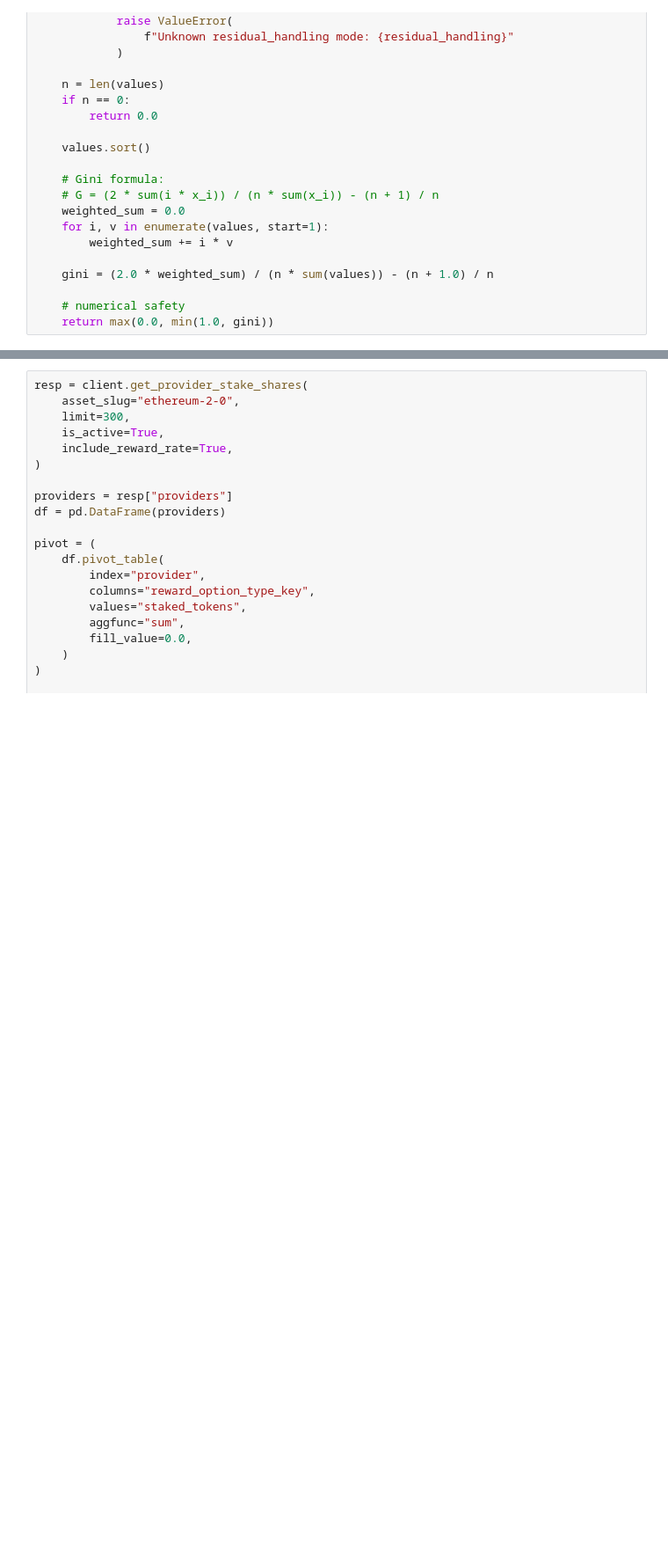
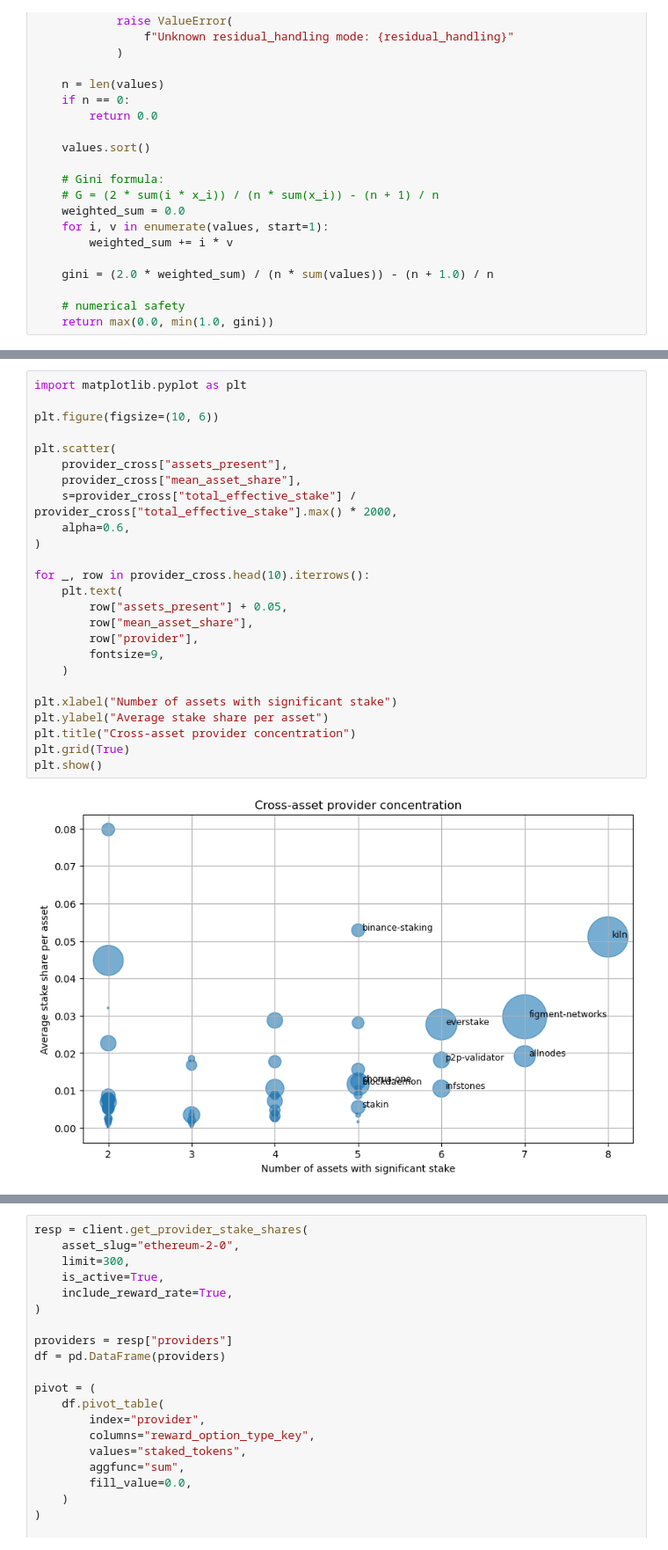
Before and after one commit to schwmi/StakingProviderConcentrationAnalysis, a Jupyter notebook: StakingRewardsExperiments.ipynb, the cells around one changed output, grey strips where cells are left out. Shown at 88% size. Cells and saved outputs as stored; diff of their text form; blank space fills up the shorter version.

```diff
--- a/StakingRewardsExperiments.ipynb
+++ b/StakingRewardsExperiments.ipynb
@@ -820,0 +872,27 @@ display(df)
+# %%
+import matplotlib.pyplot as plt
+
+plt.figure(figsize=(10, 6))
+
+plt.scatter(
+    provider_cross["assets_present"],
+    provider_cross["mean_asset_share"],
+    s=provider_cross["total_effective_stake"] / provider_cross["total_effective_stake"].max() * 2000,
+    alpha=0.6,
+)
+
+for _, row in provider_cross.head(10).iterrows():
+    plt.text(
+        row["assets_present"] + 0.05,
+        row["mean_asset_share"],
+        row["provider"],
+        fontsize=9,
+    )
+
+plt.xlabel("Number of assets with significant stake")
+plt.ylabel("Average stake share per asset")
+plt.title("Cross-asset provider concentration")
+plt.grid(True)
+plt.show()
+# %% [output]
+[figure, added]
```
Also changed, not shown: parts of 5 cells of this notebook.
